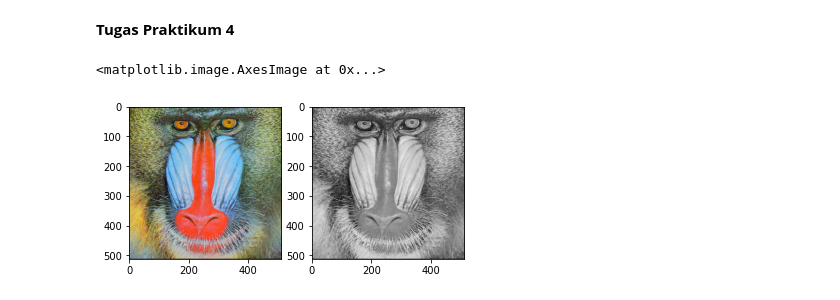
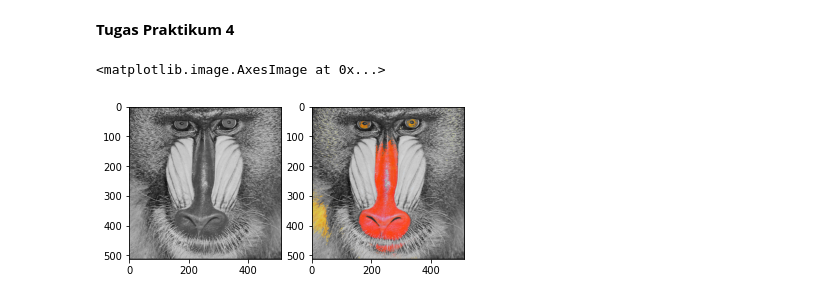
Before and after one commit to hhidayatinc/PCVK_Martikulasi_2022, a Jupyter notebook: Week3.ipynb, the cells around one changed output. Saved outputs shown, nothing was run; the diff lists cells and outputs as text; code cells hidden in the pictures.

```diff
--- a/Week3.ipynb
+++ b/Week3.ipynb
@@ -163,14 +160,32 @@ axarr[1].imshow(GrayLuminance, cmap='gray')
 [figure]
 # %% [markdown]
 **Tugas Praktikum 4**
-# %%
-img_gray = cv.imread('/content/drive/MyDrive/PCVK_MM/Images/mandrill.tiff', cv.IMREAD_GRAYSCALE)
-img = cv.imread('/content/drive/MyDrive/PCVK_MM/Images/mandrill.tiff')
-img = cv.cvtColor(img, cv.COLOR_BGR2RGB)
-
-f, axarr = plt.subplots(1,2)
-axarr[0].imshow(img)
-axarr[1].imshow(img_gray, cmap='gray')
-# %% [output]
-<matplotlib.image.AxesImage at 0x...>
-[figure, removed]
+# %%
+img = cv.imread('/content/drive/MyDrive/PCVK_MM/Images/mandrill.tiff')
+img = cv.cvtColor(img, cv.COLOR_BGR2RGB)
+
+ret, mask = cv.threshold(img[:, :,0], 200, 255, cv.THRESH_BINARY)
+
+mask3 = np.zeros_like(img)
+mask3[:, :, 0] = mask
+mask3[:, :, 1] = mask
+mask3[:, :, 2] = mask
+
+# extracting `red` region using `biteise_and`
+red = cv.bitwise_and(img, mask3)
+
+gray = cv.cvtColor(img, cv.COLOR_BGR2GRAY)
+img  = cv.cvtColor(gray, cv.COLOR_GRAY2BGR)
+
+# extracting non-red region
+gray = cv.bitwise_and(img, 255 - mask3)
+
+# red masked output
+out = gray + red
+
+f, axarr = plt.subplots(1,2)
+axarr[0].imshow(img)
+axarr[1].imshow(out)
+# %% [output]
+<matplotlib.image.AxesImage at 0x...>
+[figure, added]
```
Also changed, not shown: parts of 1 cell of this notebook.
